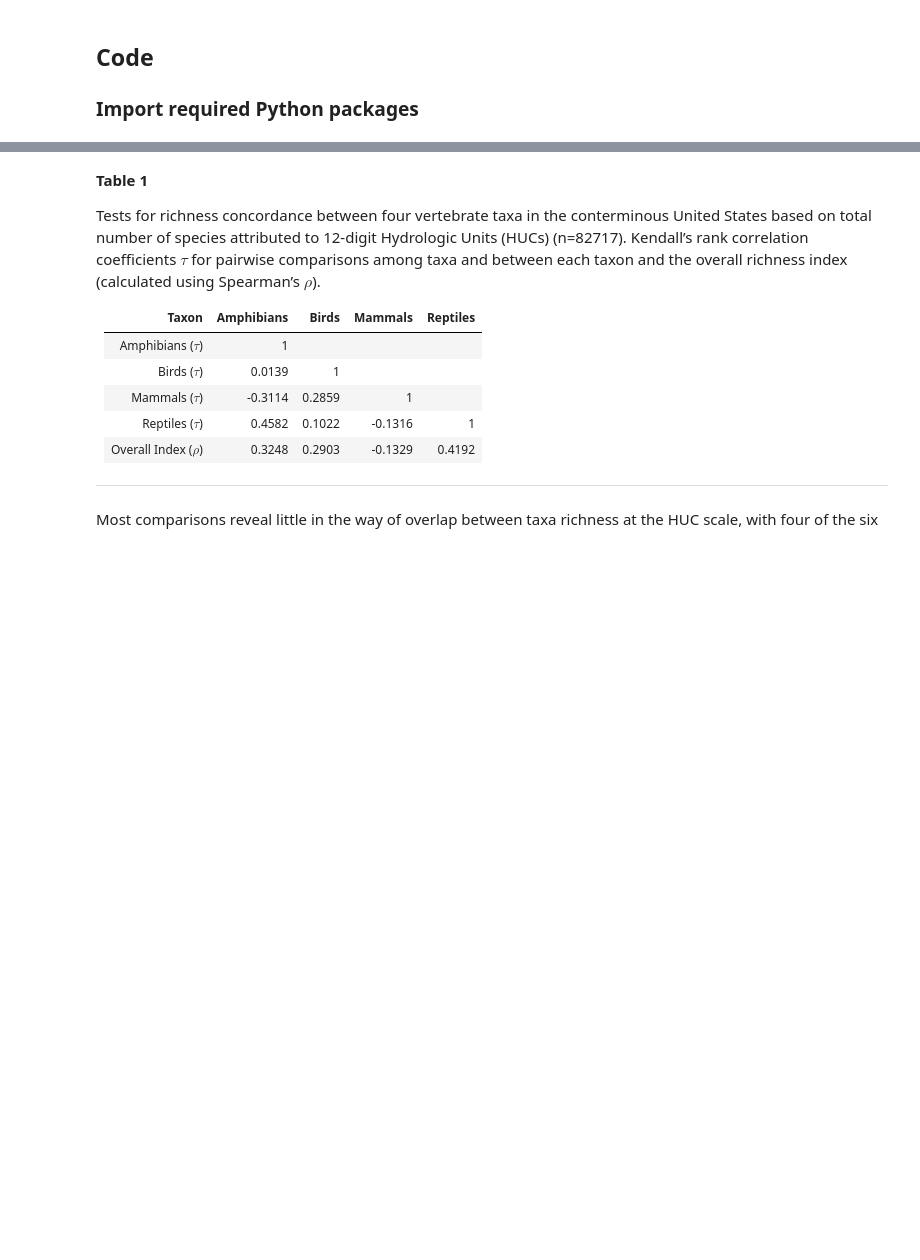
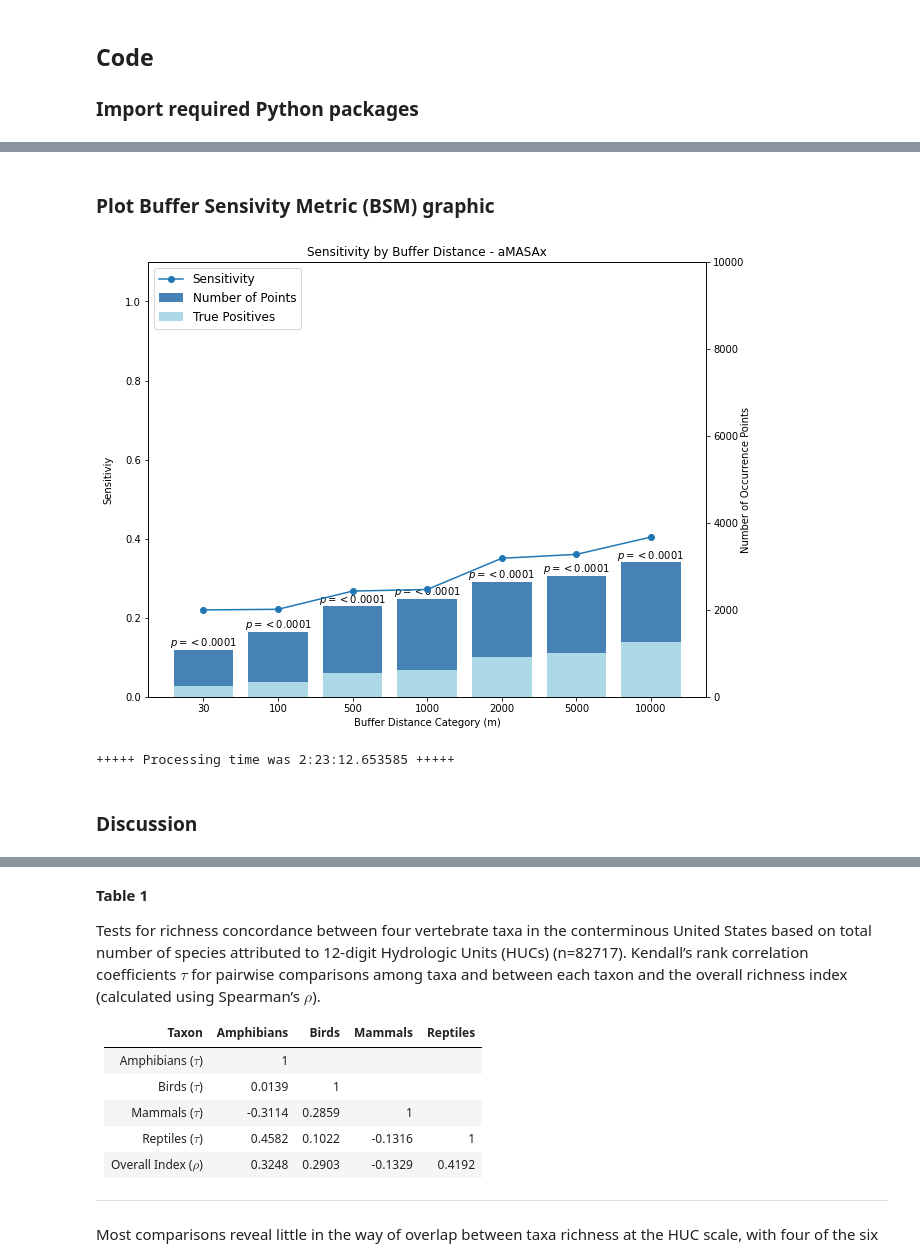
Before and after one commit to mjrubino/GAP-Habitat-Map-Assessment, a Jupyter notebook: Habitat-Map-Evaluation.ipynb, the cells around one changed output, grey strips where cells are left out. Drawn from its saved outputs; the diff is of its cells as text; code cells hidden in the pictures; blank space fills up the shorter version.

```diff
--- a/Habitat-Map-Evaluation.ipynb
+++ b/Habitat-Map-Evaluation.ipynb
@@ -408,0 +322,4 @@ for ax, t in zip(axs, taxa):
+# %%
+statlst = []
+buffcats = [30,100,500,1000,2000,5000,10000]
+plotcols = ['BufferCat','TruePos','FalseNeg','Sensitivity','nPts','p-Value']
@@ -408,0 +404,70 @@ for ax, t in zip(axs, taxa):
+# %% [markdown]
+### Plot Buffer Sensivity Metric (BSM) graphic <a name="code67"></a><a name="BSM"></a>
+# %%
+#################################### Start plotting BSM #######################################################
+
+fig, ax1 = plt.subplots(figsize=(10,8))
+ax2 = ax1.twinx()
+# Get the maximum number of occurrence points to set the right y limit in plot
+nmax = dfSens['nPts'].max()
+ymax = 10**(int(np.log10(nmax))+1)
+# Set data and parameters for each set of axes NOTE: axis 2 draws last i.e. on top
+ln = ax2.plot(dfSens['BufferCat'].astype(str), dfSens['Sensitivity'], marker='o', label='Sensitivity')
+br = ax1.bar(dfSens['BufferCat'].astype(str), dfSens['nPts'], color='steelblue', label='Number of Points')
+br2 = ax1.bar(dfSens['BufferCat'].astype(str), dfSens['TruePos'], color='lightblue', label='True Positives')
+ax2.yaxis.tick_left()
+ax1.yaxis.tick_right()
+
+ax2.set_ylim(0,1.1)
+ax1.set_ylim(0,ymax)
+
+ax1.set_xlabel("Buffer Distance Category (m)")
+ax1.set_ylabel("Sensitiviy",labelpad=35)
+ax2.set_ylabel("Number of Occurrence Points",labelpad=35)
+ax1.set_title('Sensitivity by Buffer Distance - {0}'.format(sppcode))
+# Make a single legend for both axes plots
+lb = ln+[br]+[br2]
+labs = [l.get_label() for l in lb]
+ax2.legend(lb, labs, loc='upper left', fontsize=12)
+bars, labels = ax1.get_legend_handles_labels()
+
+# Define a function that will insert p-values above each bar of buffer categories
+# The p-values are taken from the dfSens dataframe and represent a test of
+# significance using an exact one-sided binomial test of number of TPs and
+# total number of points used in each buffer category
+def plabel(a, rects, pvalue, xpos='center'):
+    """
+    Attach a text label above each bar.
+
+    *xpos* indicates which side to place the text with respect to
+    the center of the bar. It can be one of the following:
+    {'center', 'right', 'left'}.
+
+    parameters:
+    a = matplotlib axis to plot on
+    rects = the rectangles representing the bars in the chart
+    pvalue = the label values to insert
+    xpos = center, right, left postion
+    """
+
+    xpos = xpos.lower()  # normalize the case of the parameter
+    ha = {'center': 'center', 'right': 'left', 'left': 'right'}
+    offset = {'center': 0.5, 'right': 0.57, 'left': 0.43}  # x_txt = x + w*off
+
+    for i, rect in enumerate(rects):
+        height = rect.get_height()
+        a.text(rect.get_x() + rect.get_width()*offset[xpos], 1.0*height,
+                r'$p = {}$'.format(pvalue[i]), ha=ha[xpos], va='bottom')
+
+pvals = dfSens['p-Value']
+plabel(ax1,br,pvals,'center')
+
+plt.show()
+
+t1 = datetime.now()
+print("+++++ Processing time was", t1 - t0, '+++++')
+# %% [output]
+[figure, added]
++++++ Processing time was 2:23:12.653585 +++++
+# %% [markdown]
+### Discussion <a name="discussion"></a>
```
Also changed, not shown: parts of 46 cells of this notebook.
